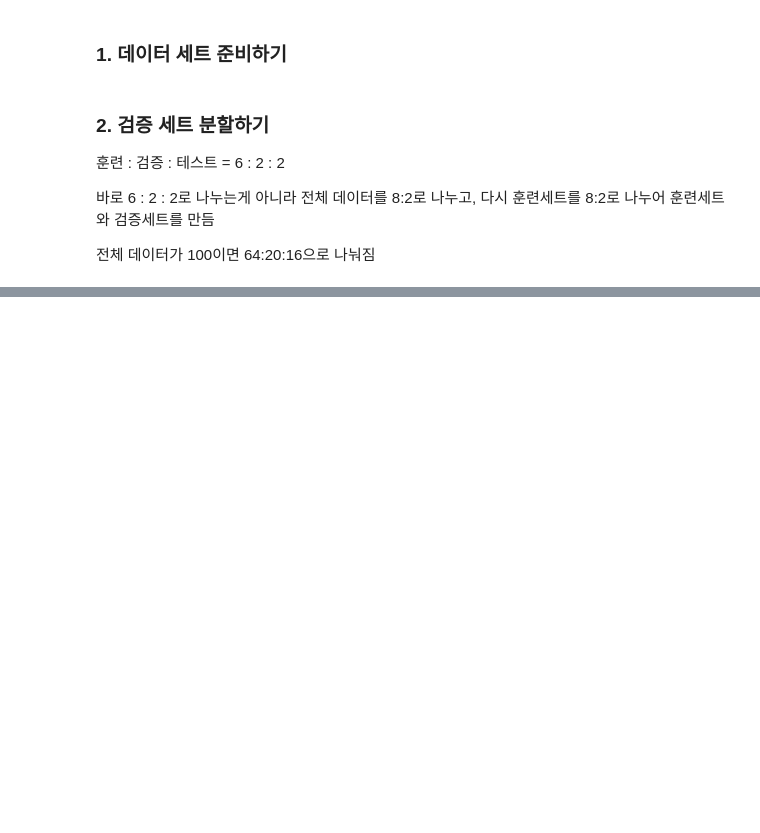
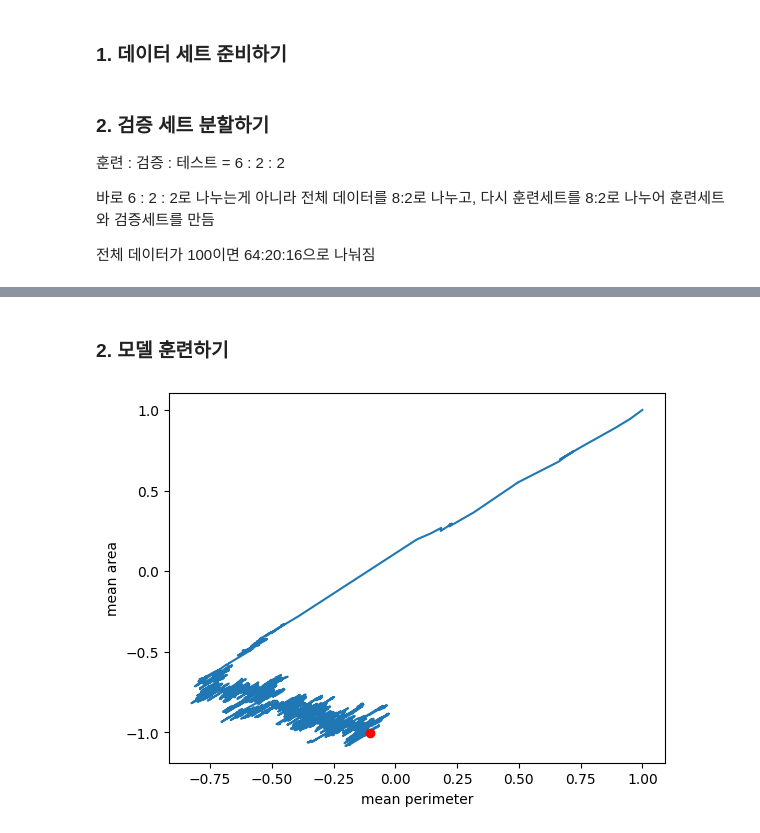
Before and after one commit to mapzine123/machine-running, a Jupyter notebook: 3_훈련_노하우_익히기.ipynb, the cells around one changed output, grey strips where cells are left out. Cells and saved outputs as stored; diff of their text form; code cells hidden in the pictures; blank space fills up the shorter version.

```diff
--- a/3_훈련_노하우_익히기.ipynb
+++ b/3_훈련_노하우_익히기.ipynb
@@ -81,0 +253,4 @@ x_train_all, x_test, y_train_all, y_test = train_test_split(x, y, stratify=y, te
+# %%
+train_mean = np.mean(x_train, axis=0) # 평균 구하기
+train_std = np.std(x_train, axis=0)
+x_train_scaled = (x_train - train_mean) / train_std
@@ -81,0 +315,19 @@ x_train_all, x_test, y_train_all, y_test = train_test_split(x, y, stratify=y, te
+# %% [markdown]
+### 2. 모델 훈련하기
+# %%
+layer = SingleLayer()
+layer.fit(x_train_scaled, y_train)
+
+w2 = []
+w3 = []
+for w in layer.w_history:
+  w2.append(w[2])
+  w3.append(w[3])
+
+plt.plot(w2, w3)
+plt.plot(w2[-1], w3[-1], 'ro')
+plt.xlabel('mean perimeter')
+plt.ylabel('mean area')
+plt.show()
+# %% [output]
+[figure, added]
```
Also changed, not shown: parts of 40 cells of this notebook.
